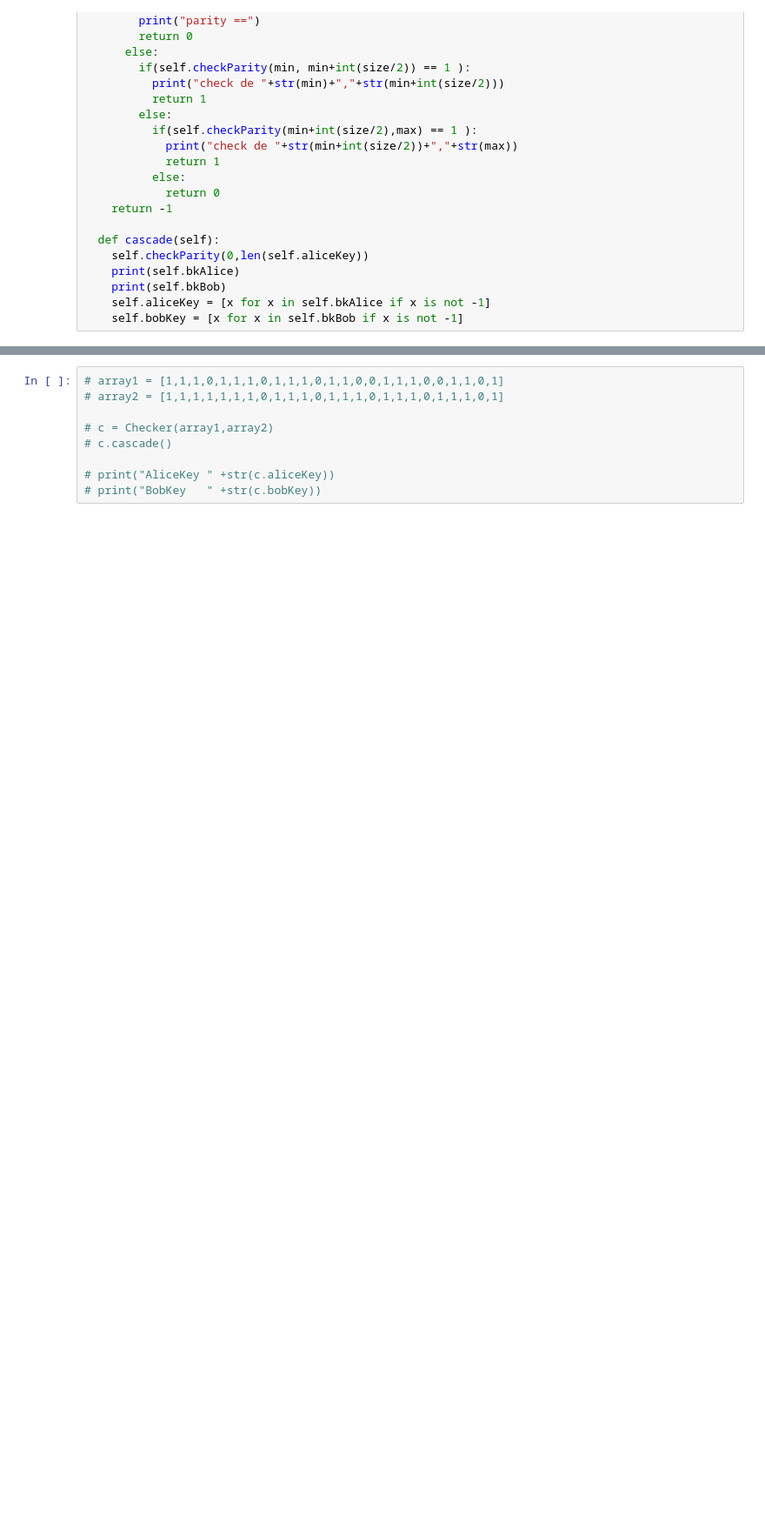
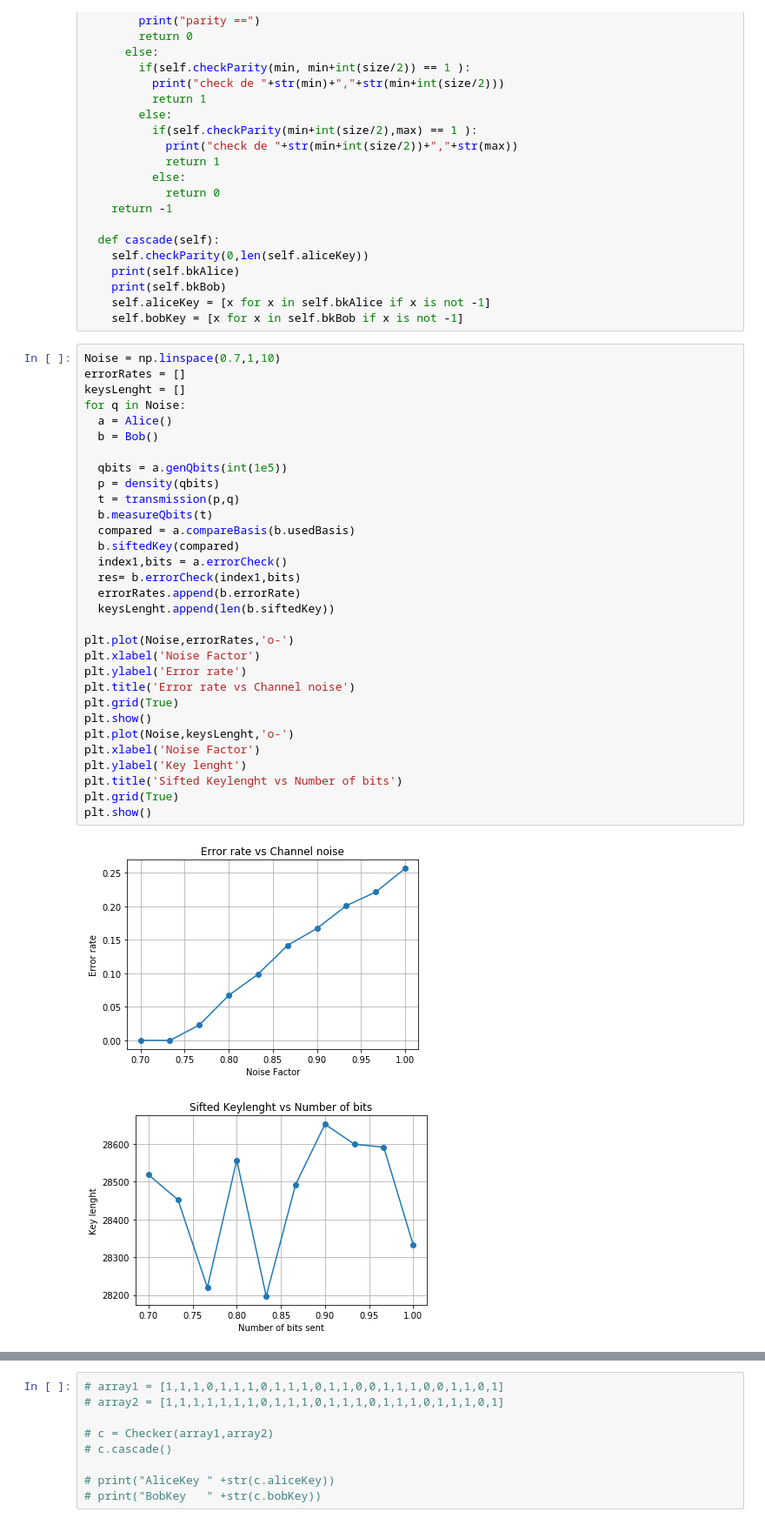
Before and after one commit to lpceronm/QKD, a Jupyter notebook: Quantum_Key_Distribution.ipynb, the cells around one changed output, grey strips where cells are left out. Shown at 87% size. Cells and saved outputs as stored; diff of their text form; blank space fills up the shorter version.

```diff
--- a/Quantum_Key_Distribution.ipynb
+++ b/Quantum_Key_Distribution.ipynb
@@ -302,3 +327,37 @@ class Checker(object):
     print(self.bkBob)
     self.aliceKey = [x for x in self.bkAlice if x is not -1]
     self.bobKey = [x for x in self.bkBob if x is not -1]
+# %%
+Noise = np.linspace(0.7,1,10)
+errorRates = []
+keysLenght = []
+for q in Noise:
+  a = Alice()
+  b = Bob()
+
+  qbits = a.genQbits(int(1e5))
+  p = density(qbits)
+  t = transmission(p,q)
+  b.measureQbits(t)
+  compared = a.compareBasis(b.usedBasis)
+  b.siftedKey(compared)
+  index1,bits = a.errorCheck()
+  res= b.errorCheck(index1,bits)
+  errorRates.append(b.errorRate)
+  keysLenght.append(len(b.siftedKey))
+
+plt.plot(Noise,errorRates,'o-')
+plt.xlabel('Noise Factor')
+plt.ylabel('Error rate')
+plt.title('Error rate vs Channel noise')
+plt.grid(True)
+plt.show()
+plt.plot(Noise,keysLenght,'o-')
+plt.xlabel('Noise Factor')
+plt.ylabel('Key lenght')
+plt.title('Sifted Keylenght vs Number of bits')
+plt.grid(True)
+plt.show()
+# %% [output]
+[figure, added]
+[figure, added]
```
Also changed, not shown: parts of 6 cells of this notebook.
